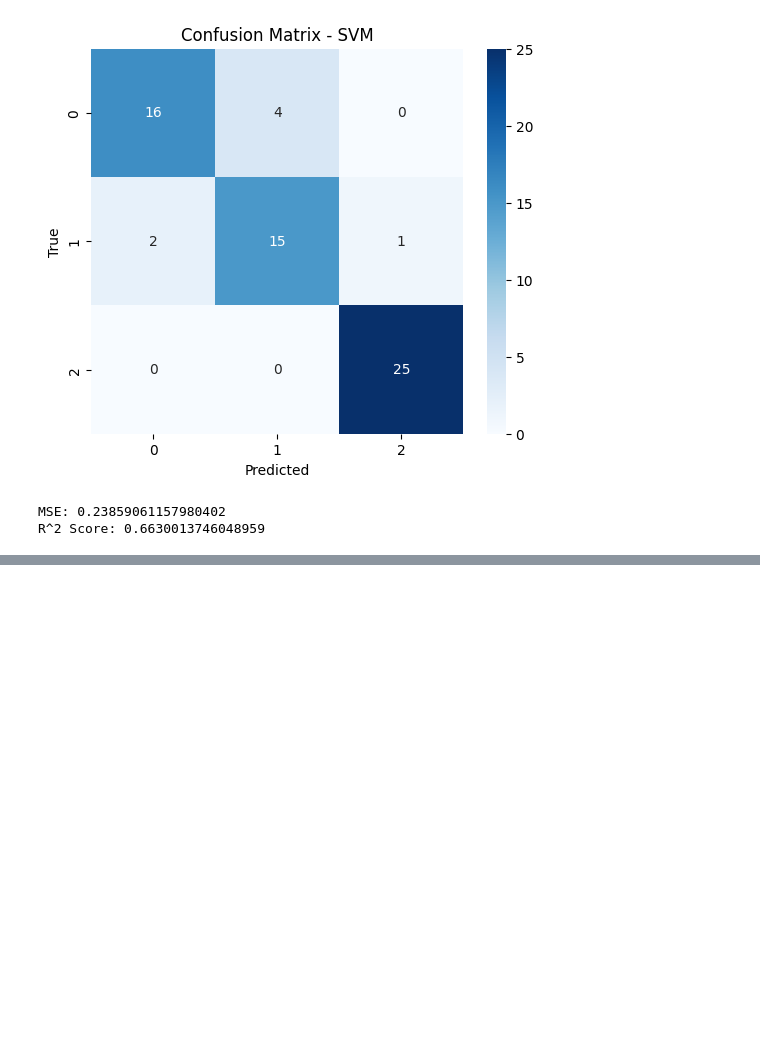
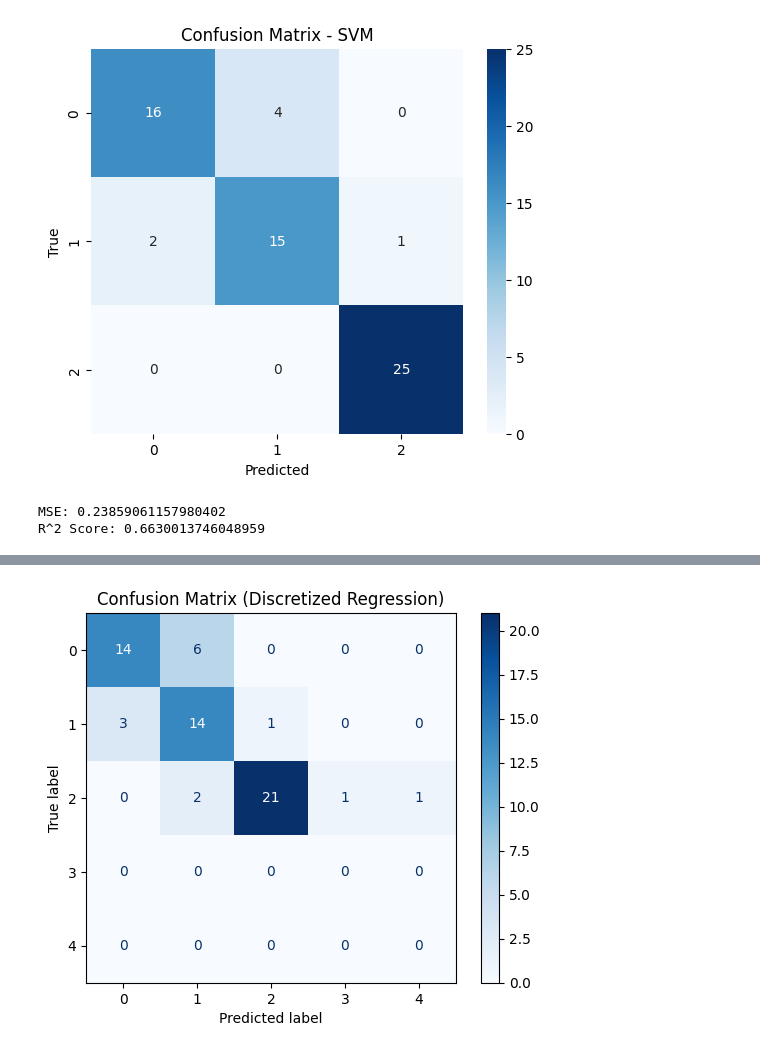
Before and after one commit to Shahbazi-Amir/Prompt-Quality-Evaluator-using-ML, a Jupyter notebook: prompt_quality_evaluator.ipynb, the cells around one changed output, grey strips where cells are left out. Cells and saved outputs as stored; diff of their text form; code cells hidden in the pictures; blank space fills up the shorter version.

```diff
--- a/prompt_quality_evaluator.ipynb
+++ b/prompt_quality_evaluator.ipynb
@@ -210,0 +228,19 @@ R^2 Score: 0.6630013746048959
+# %%
+import numpy as np
+
+# فرض: y_test و y_pred_reg اعداد اعشاری هستند
+# می‌خوایم اونا رو گِرد کنیم و به دسته‌های گسسته تبدیل کنیم
+y_test_discrete = np.round(y_test).astype(int)
+y_pred_discrete = np.round(y_pred_reg).astype(int)
+
+# حالا می‌تونی کانفیوژن ماتریس بزنی
+from sklearn.metrics import confusion_matrix, ConfusionMatrixDisplay
+import matplotlib.pyplot as plt
+
+cm = confusion_matrix(y_test_discrete, y_pred_discrete)
+disp = ConfusionMatrixDisplay(confusion_matrix=cm)
+disp.plot(cmap='Blues')
+plt.title("Confusion Matrix (Discretized Regression)")
+plt.show()
+# %% [output]
+[figure, added]
```
Also changed, not shown: parts of 3 cells of this notebook, 2 other files.
